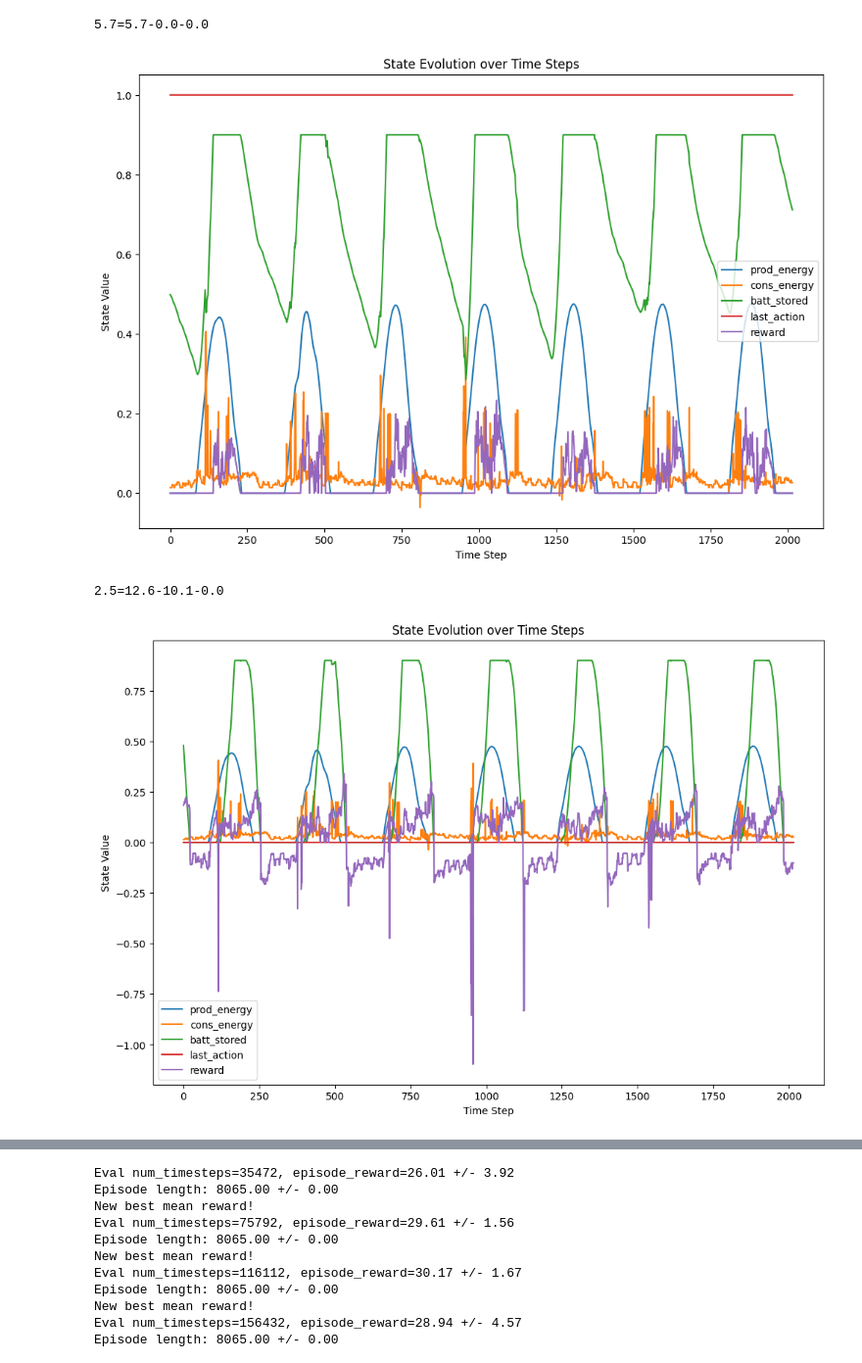
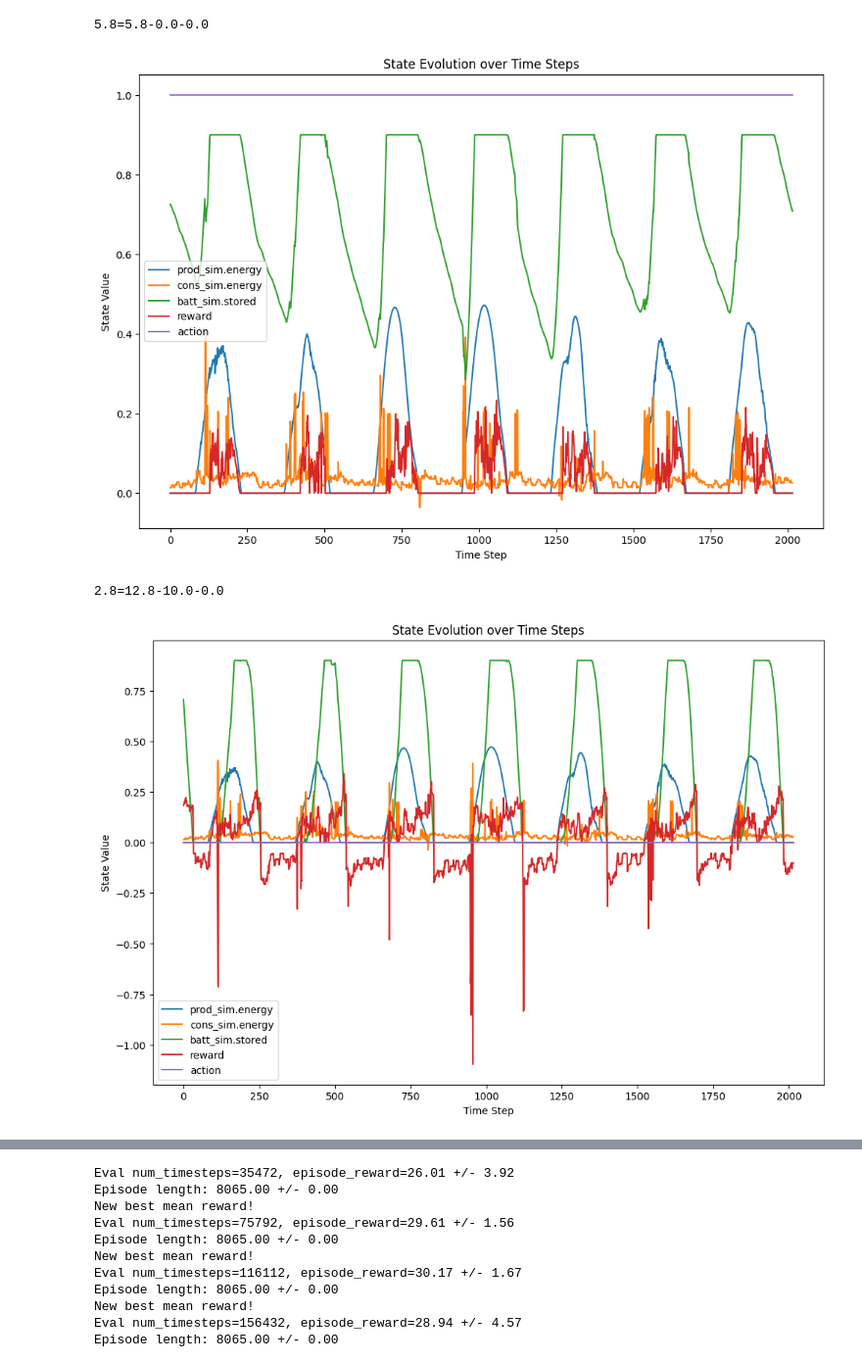
Before and after one commit to EmaR97/EnergyManagementRL, a Jupyter notebook: notebooks/02_model_training.ipynb, the cells around one changed output, grey strips where cells are left out. Shown at 98% size. Drawn from its saved outputs; the diff is of its cells as text; code cells hidden in the pictures.

```diff
--- a/notebooks/02_model_training.ipynb
+++ b/notebooks/02_model_training.ipynb
@@ -102,41 +101,34 @@ InverterEnv initialization took 0.00 seconds
 # %%
 env.max_steps = week
 to_show = [
-    "prod_energy",
-    "cons_energy",
-    # "batt_charge_rate",
-    # "batt_discharge_rate",
-    "batt_stored",
-    # "grid_feed_to",
-    # "grid_taken_from",
-    # "prod_energy_last_24h",
-    # "cons_energy_last_24h",
-    # "prod_energy_next_4h",
-    # "cons_energy_next_4h",
-    # "prod_energy_following_24h",
-    # "cons_energy_following_24h",
-    # "cos_time",
-    # "sin_time",
-    'last_action',
-    'reward',
+    'prod_sim.energy',
+    'cons_sim.energy',
+    'batt_sim.stored',
+    # 'batt_sim.charge_rate',
+    # 'batt_sim.discharge_rate',
+    # 'grid_sim.feed_to_grid',
+    # 'grid_sim.taken_from_grid',
     # 'reward_energy_sold',
     # 'penalty_energy_purchase',
-    # 'penalty_battery_wear'
+    # 'penalty_battery_wear',
+    'reward',
+    'action'
 ]
 
 
-def _test_plot(_env, _model, _max_steps):
-    _env.inverter_sim.weather_sim.random_seed = 42
-    test_plot(_env, _model, _max_steps, to_show)
-    _env.inverter_sim.weather_sim.random_seed = None
+def _test_plot(_env: InverterEnv, _model, _max_steps):
+    test_plot(_env, _model, _max_steps, to_show, 42)
 
 
-for model in [ConservativeModel(), GreedyModel()]:
+for model in [
+    ConservativeModel(),
+    GreedyModel()
+]:
     _test_plot(env, model, env.max_steps)
 # %% [output]
-5.7=5.7-0.0-0.0
+5.8=5.8-0.0-0.0
-[figure, old version]
+[figure, new version]
-2.5=12.6-10.1-0.0
+2.8=12.8-10.0-0.0
-[figure, old version]
+[figure, new version]
 # %%
 check_env(env)
```
Also changed, not shown: parts of 4 cells of this notebook, 11 other files.
